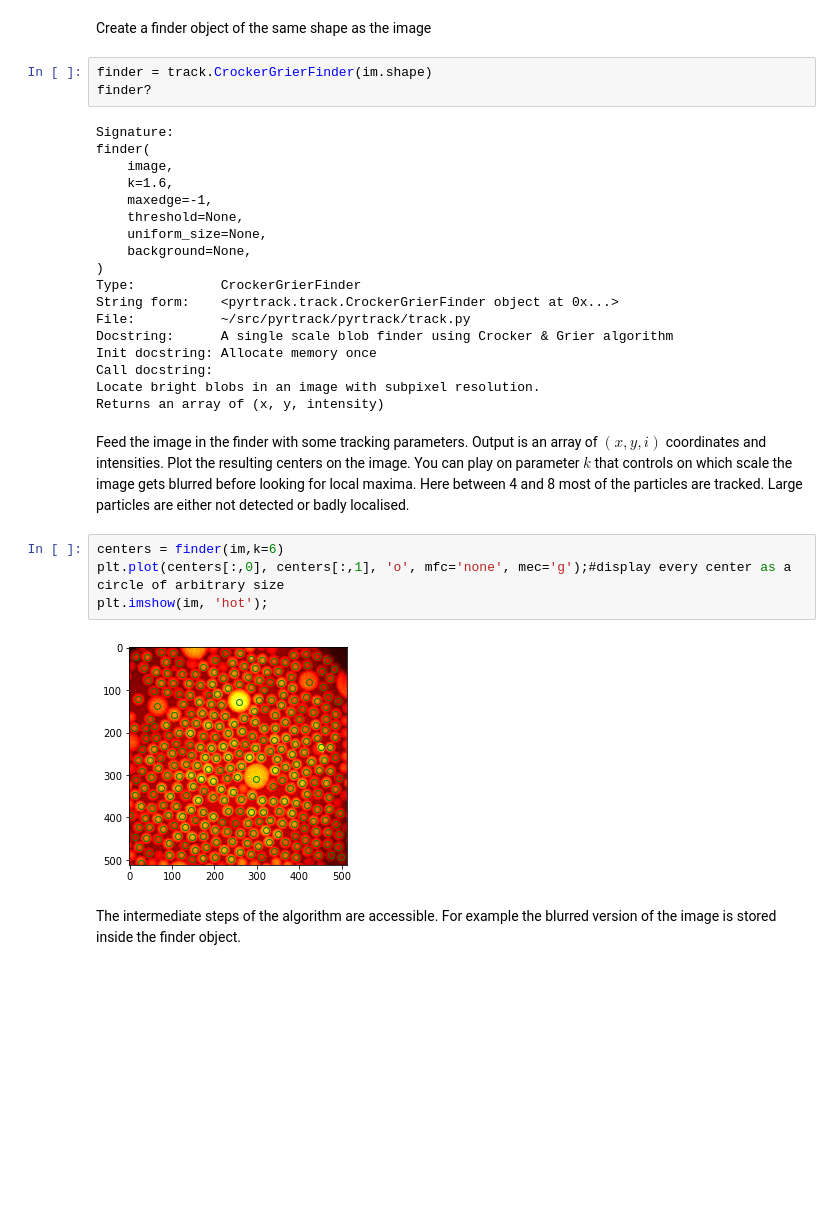
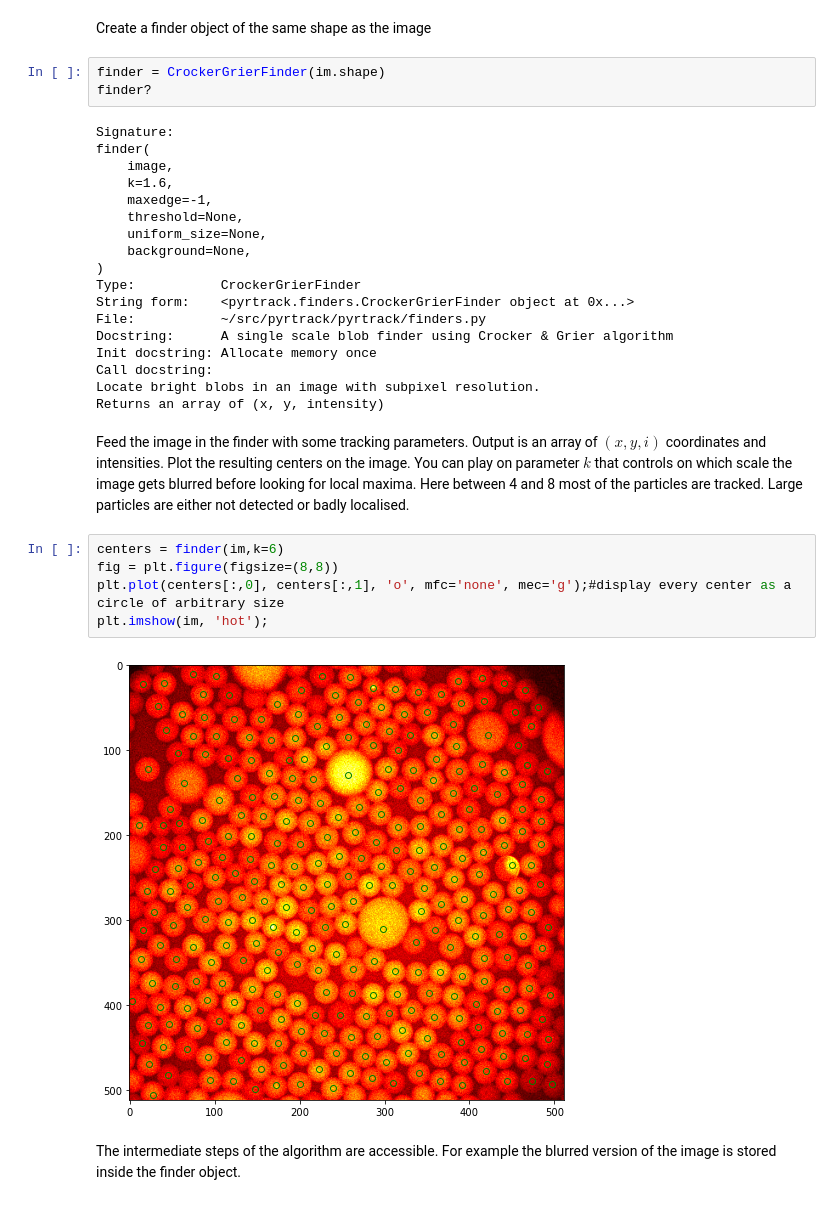
Before and after one commit to MathieuLeocmach/pyrtrack, a Jupyter notebook: pyrtrack/notebooks/CrockerGrier.ipynb, the cells around one changed output. Cells and saved outputs as stored; diff of their text form; blank space fills up the shorter version.

```diff
--- a/pyrtrack/notebooks/CrockerGrier.ipynb
+++ b/pyrtrack/notebooks/CrockerGrier.ipynb
@@ -18,7 +19,7 @@ plt.show()
 # %% [markdown]
 Create a finder object of the same shape as the image
 # %%
-finder = track.CrockerGrierFinder(im.shape)
+finder = CrockerGrierFinder(im.shape)
 finder?
 # %% [output]
 Signature:
@@ -31,8 +32,8 @@ finder(
     background=None,
 )
 Type:           CrockerGrierFinder
-String form:    <pyrtrack.track.CrockerGrierFinder object at 0x...>
-File:           ~/src/pyrtrack/pyrtrack/track.py
+String form:    <pyrtrack.finders.CrockerGrierFinder object at 0x...>
+File:           ~/src/pyrtrack/pyrtrack/finders.py
 Docstring:      A single scale blob finder using Crocker & Grier algorithm
 Init docstring: Allocate memory once
 Call docstring:
@@ -43,10 +44,11 @@ Feed the image in the finder with some tracking parameters. Output is an array o
 You can play on parameter $k$ that controls on which scale the image gets blurred before looking for local maxima. Here between 4 and 8 most of the particles are tracked. Large particles are either not detected or badly localised.
 # %%
 centers = finder(im,k=6)
+fig = plt.figure(figsize=(8,8))
 plt.plot(centers[:,0], centers[:,1], 'o', mfc='none', mec='g');#display every center as a circle of arbitrary size
 plt.imshow(im, 'hot');
 # %% [output]
-[figure, old version]
+[figure, new version]
 # %% [markdown]
 The intermediate steps of the algorithm are accessible. For example the blurred version of the image is stored inside the finder object.
 # %%
```
Also changed, not shown: parts of 2 cells of this notebook, 2 other files.
